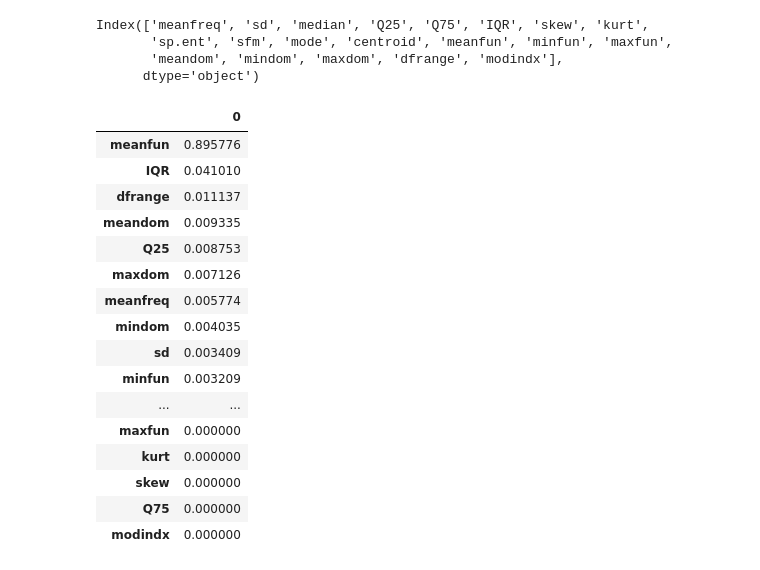
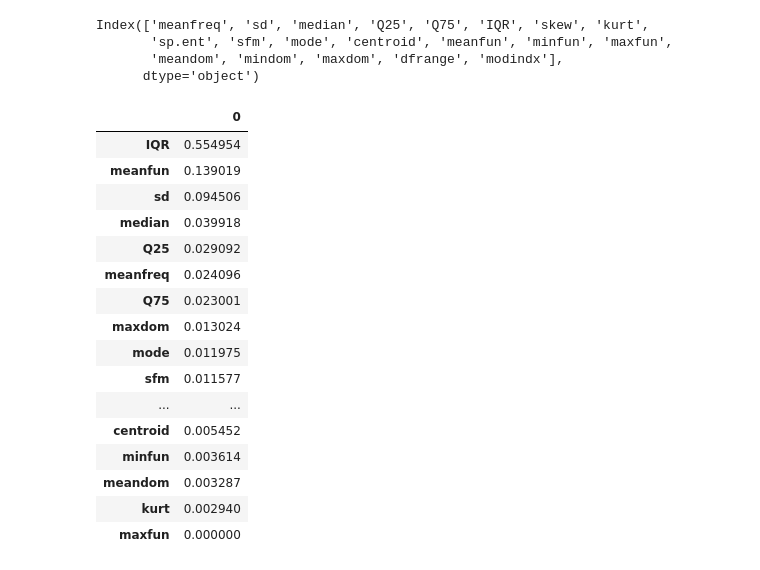
Before and after one commit to kparnis3/ICS3206---Machine-Learning-Expert-Systems-and-Fuzzy-Logic, a Jupyter notebook: MachineLearning.ipynb, the cells around one changed output. Saved outputs shown, nothing was run; the diff lists cells and outputs as text; code cells hidden in the pictures.

```diff
--- a/MachineLearning.ipynb
+++ b/MachineLearning.ipynb
@@ -115,6 +125,20 @@ Name: label, dtype: int64
+# %%
+def TuneParam(myGrid, myModel, x , y):
+  cv = RepeatedStratifiedKFold(n_splits=10, n_repeats=3, random_state=1)
+  grid_search = GridSearchCV(estimator=myModel, param_grid=myGrid, n_jobs=-1, cv=cv, scoring='accuracy',error_score=0)
+  grid_result = grid_search.fit(x, y)
+
+  # summarize results
+  print("Best: %f using %s" % (grid_result.best_score_, grid_result.best_params_))
+  means = grid_result.cv_results_['mean_test_score']
+  stds = grid_result.cv_results_['std_test_score']
+  params = grid_result.cv_results_['params']
+  for mean, stdev, param in zip(means, stds, params):
+    print("%f (%f) with: %r" % (mean, stdev, param))
+  return grid_result.best_params_
 # %% [markdown]
 ### Decision Tree Classifier
 # %%
-model = DecisionTreeClassifier(ccp_alpha=0.001, splitter="best", criterion="gini", max_features="sqrt") #creating the DTC class with hyperparamas
-model.fit(x_train,y_train) #fitting the model with the values and labels
+modelDTC = DecisionTreeClassifier() #creating the DTC class
+modelDTC.fit(x_train,y_train) #fitting the model with the values and labels
 # %% [output]
@@ -144,3 +168,12 @@ List of paramaters:
 5.   random_state -> Controls the randomness of the estimator
 6.   class_weight -> determines the weight (importance of a label)
 7.   ccp_alpha -> Pruning of tree
+# %%
+criterion = ['gini', 'entropy']
+splitter = ['best', 'random']
+max_features = ['auto', 'sqrt', 'log2']
+max_depth = [3, 5, 7, 9]
+ccp_alpha = [0.001, 0.01, 0.1]
+
+grid = dict(criterion=criterion ,max_features=max_features, max_depth=max_depth, ccp_alpha=ccp_alpha )
+DTCParams = TuneParam(grid, modelDTC, x_train , y_train)
@@ -146,0 +198,3 @@ List of paramaters:
+# %%
+modelDTC = DecisionTreeClassifier(**DTCParams) #creating the DTC class with hyperparamas
+modelDTC.fit(x_train,y_train) #fitting the model with the values and labels
@@ -196,26 +253,26 @@ Index(['meanfreq', 'sd', 'median', 'Q25', 'Q75', 'IQR', 'skew', 'kurt',
        'meandom', 'mindom', 'maxdom', 'dfrange', 'modindx'],
       dtype='object')
 # %%
-feature_importance = pd.DataFrame(model.feature_importances_, index=feature_names).sort_values(by=[0], ascending=False) #Give feature importance with the highest being the most important
+feature_importance = pd.DataFrame(modelDTC.feature_importances_, index=feature_names).sort_values(by=[0], ascending=False) #Give feature importance with the highest being the most important
 feature_importance
 # %% [output]
 |  | 0 |
-| meanfun | 0.895776 |
-| IQR | 0.041010 |
-| dfrange | 0.011137 |
-| meandom | 0.009335 |
-| Q25 | 0.008753 |
-| maxdom | 0.007126 |
-| meanfreq | 0.005774 |
-| mindom | 0.004035 |
-| sd | 0.003409 |
-| minfun | 0.003209 |
+| IQR | 0.554954 |
+| meanfun | 0.139019 |
+| sd | 0.094506 |
+| median | 0.039918 |
+| Q25 | 0.029092 |
+| meanfreq | 0.024096 |
+| Q75 | 0.023001 |
+| maxdom | 0.013024 |
+| mode | 0.011975 |
+| sfm | 0.011577 |
 | ... | ... |
+| centroid | 0.005452 |
+| minfun | 0.003614 |
+| meandom | 0.003287 |
+| kurt | 0.002940 |
 | maxfun | 0.000000 |
-| kurt | 0.000000 |
-| skew | 0.000000 |
-| Q75 | 0.000000 |
-| modindx | 0.000000 |
 # %%
 features = list(feature_importance[feature_importance[0]>0].index) #Which features dont have an importance of zero
 features
```
Also changed, not shown: parts of 33 cells of this notebook.
